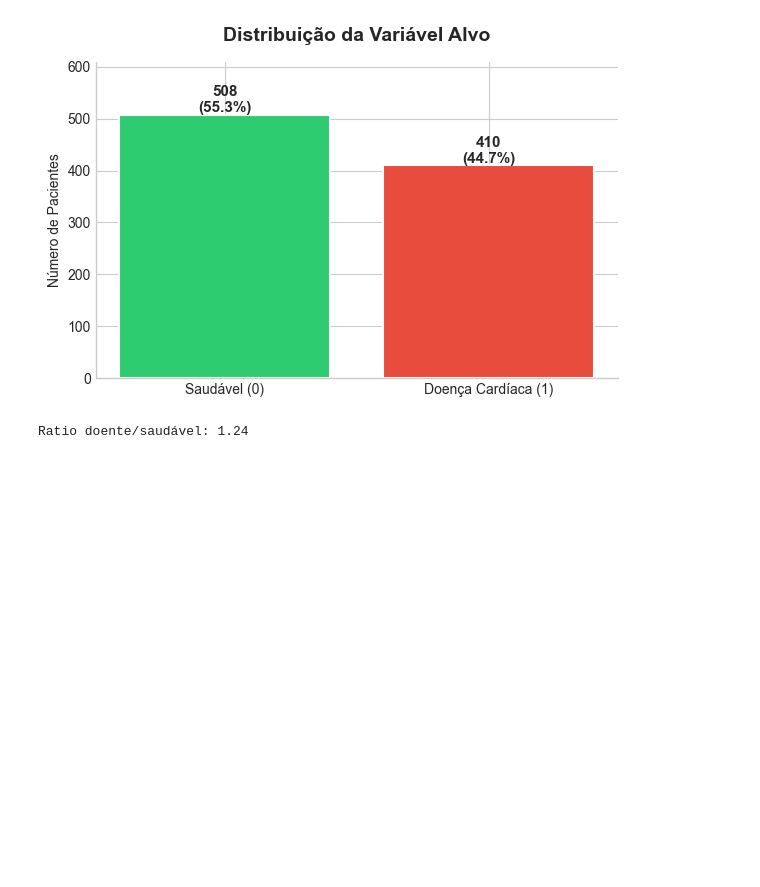
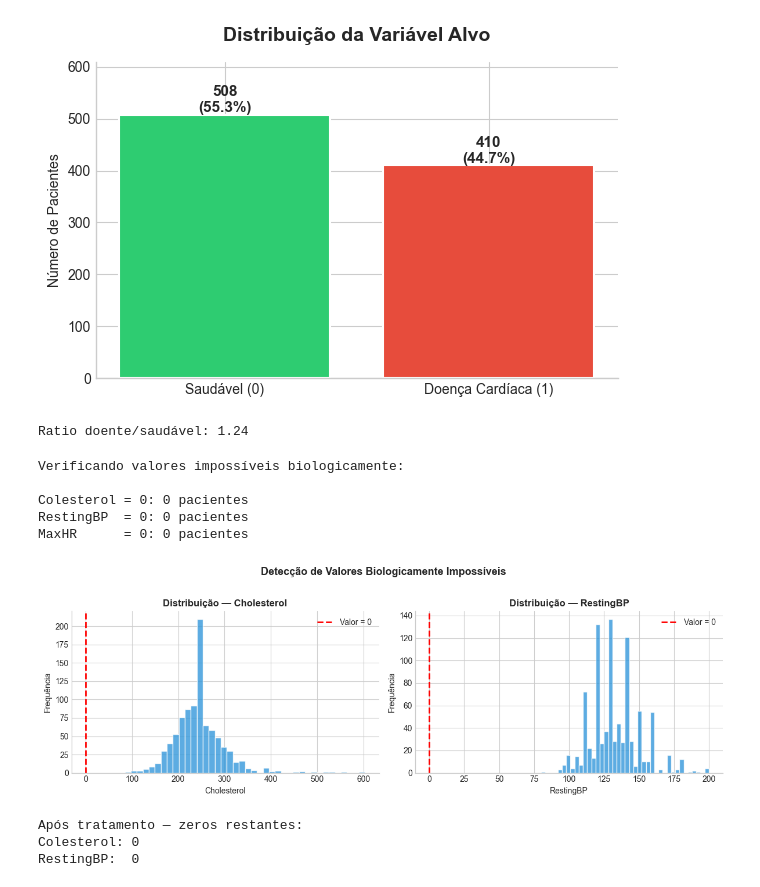
Before and after one commit to treino258/Predict-Health-Risk-IA, a Jupyter notebook: src/Data-Analysis.ipynb, the cells around one changed output. Saved outputs shown, nothing was run; the diff lists cells and outputs as text; code cells hidden in the pictures; blank space fills up the shorter version.

```diff
--- a/src/Data-Analysis.ipynb
+++ b/src/Data-Analysis.ipynb
@@ -79,7 +81,6 @@ Ratio doente/saudável: 1.24
 # ATO 2 — TEM ALGO ERRADO?
 # Objetivo: encontrar valores impossíveis ou suspeitos.
 # Colesterol=0 e RestingBP=0 são impossíveis biologicamente.
-# Isso é limpeza de dados — mostra maturidade analítica.
 # ══════════════════════════════════════════════════════════
 
 print("Verificando valores impossíveis biologicamente:\n")
@@ -88,34 +89,48 @@ print(f"RestingBP  = 0: {(df['RestingBP'] == 0).sum()} pacientes")
 print(f"MaxHR      = 0: {(df['MaxHR'] == 0).sum()} pacientes")
 
 # Visualizar onde estão os zeros suspeitos
 fig, axes = plt.subplots(1, 2, figsize=(12, 4))
 
 for ax, col in zip(axes, ['Cholesterol', 'RestingBP']):
     ax.hist(df[col], bins=40, color='#3498db', edgecolor='white', alpha=0.8)
     ax.axvline(x=0, color='red', linestyle='--', linewidth=2, label='Valor = 0')
     ax.set_title(f'Distribuição — {col}', fontsize=12, fontweight='bold')
     ax.set_xlabel(col)
     ax.set_ylabel('Frequência')
     ax.legend()
 
 plt.suptitle('Detecção de Valores Biologicamente Impossíveis', fontsize=13, fontweight='bold', y=1.02)
 sns.despine()
 plt.tight_layout()
-plt.savefig('eda_02_anomalias.png', dpi=150, bbox_inches='tight')
+if not os.path.exists('img\eda_02_anomalias.png'):
+    plt.savefig('img\eda_02_anomalias.png', dpi=150, bbox_inches='tight')
 plt.show()
 
 # Tratar zeros como NaN e substituir pela mediana por grupo (doente/saudável)
 # Mediana por grupo é melhor que mediana geral — preserva o padrão clínico
 for col in ['Cholesterol', 'RestingBP']:
     df[col] = df[col].replace(0, np.nan)
     df[col] = df.groupby('HeartDisease')[col].transform(lambda x: x.fillna(x.median()))
 
+df_atualizado = df.copy()
+df_atualizado.to_csv('DataSet/heart_cleaned.csv', index=False)
+
 print("\nApós tratamento — zeros restantes:")
 print(f"Colesterol: {df['Cholesterol'].isna().sum()}")
 print(f"RestingBP:  {df['RestingBP'].isna().sum()}")
 
 # HISTÓRIA: X pacientes tinham colesterol=0 (impossível biologicamente).
 # Substituímos pela mediana do grupo (doente/saudável) para não distorcer o modelo.
+# %% [output]
+Verificando valores impossíveis biologicamente:
+
+Colesterol = 0: 0 pacientes
+RestingBP  = 0: 0 pacientes
+MaxHR      = 0: 0 pacientes
+[figure, added]
+Após tratamento — zeros restantes:
+Colesterol: 0
+RestingBP:  0
 # %%
 # ══════════════════════════════════════════════════════════
 # ATO 3 — COMO CADA VARIÁVEL SE COMPORTA?
```
Also changed, not shown: parts of 5 cells of this notebook.
